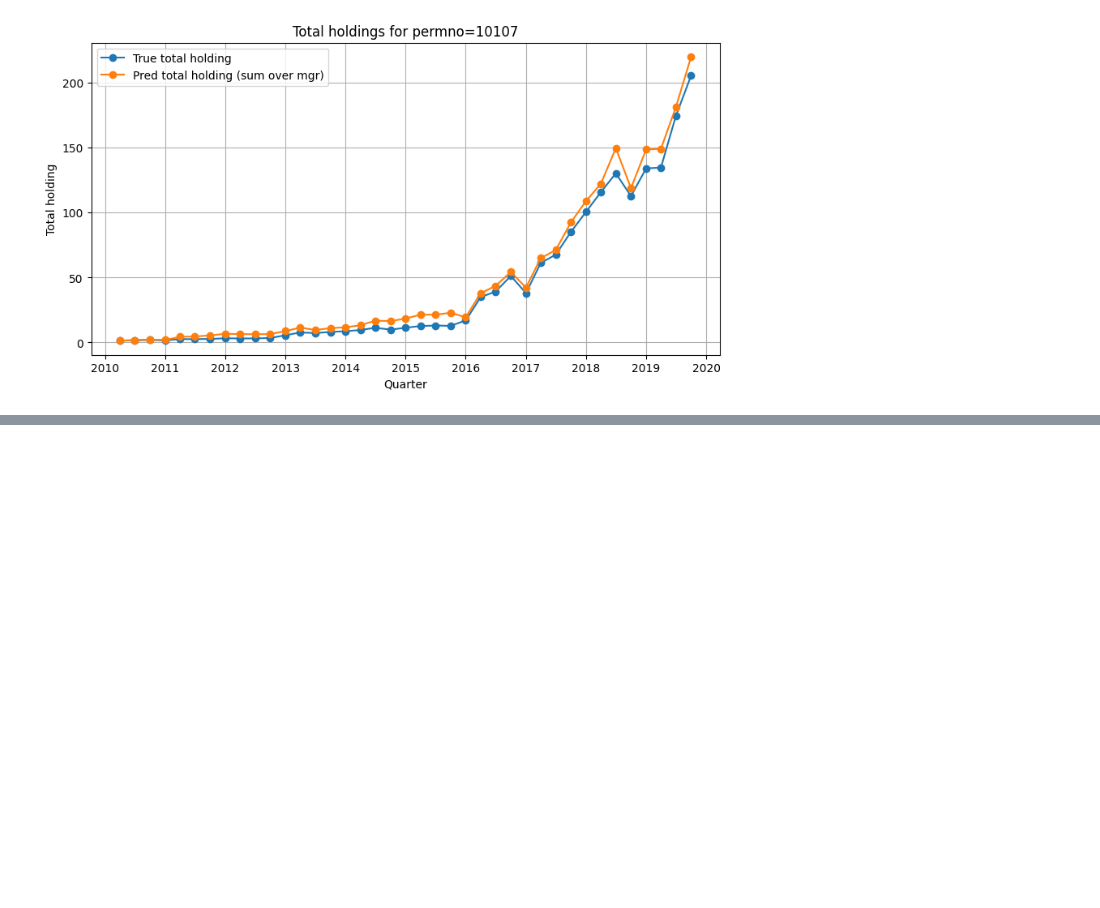
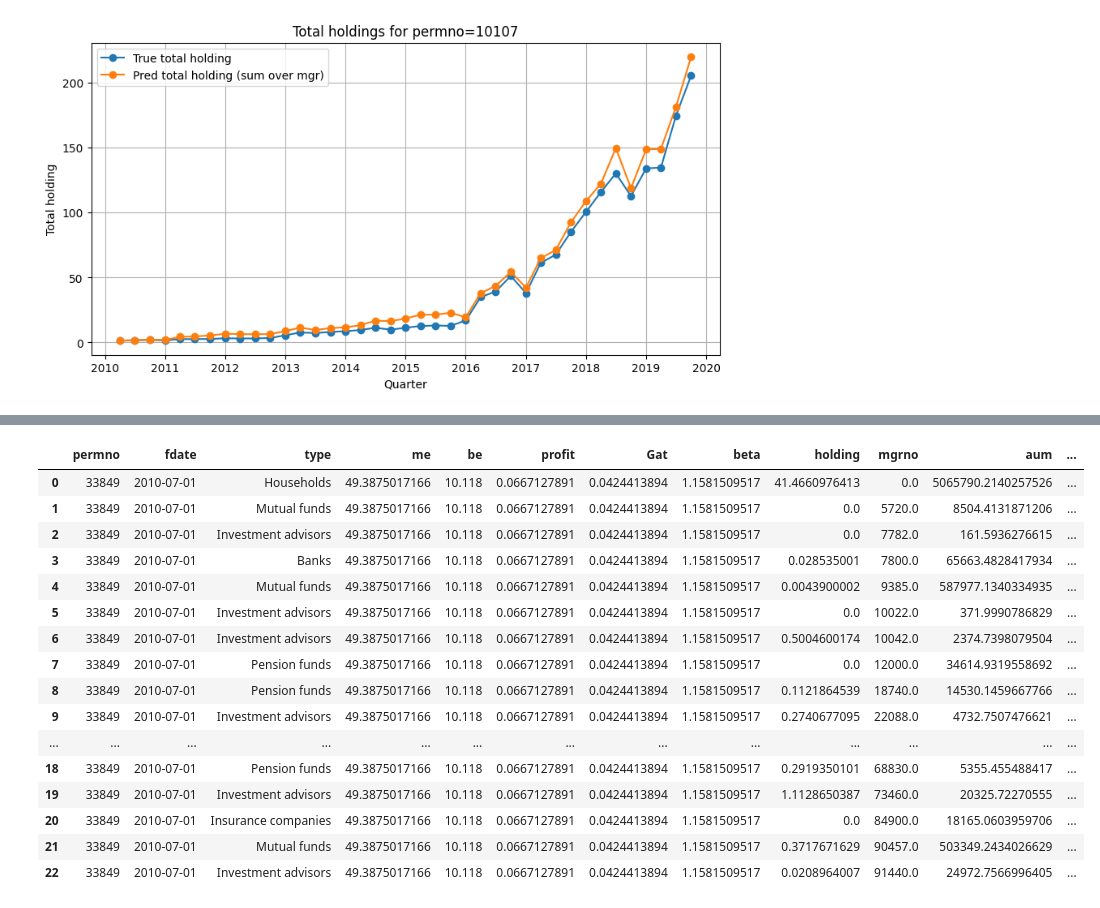
Before and after one commit to ycsama0703/dbap_test, a Jupyter notebook: multi_mgr.ipynb, the cells around one changed output, grey strips where cells are left out. Drawn from its saved outputs; the diff is of its cells as text; code cells hidden in the pictures; blank space fills up the shorter version.

```diff
--- a/multi_mgr.ipynb
+++ b/multi_mgr.ipynb
@@ -133,0 +264,7 @@ agg, all_eval_df, mgr_list = predict_stock_all_investors(
+# %%
+permno = 10107
+fdate = "2010-07-01"
+align="quarter_end"
+agg_df = get_agg_df_stream(permno, fdate, align=align)
+rows_used = agg_df[['holding','shares']].apply(pd.to_numeric, errors='coerce')\
+                                        .notna().any(axis=1).sum()
@@ -133,0 +456,22 @@ agg, all_eval_df, mgr_list = predict_stock_all_investors(
+# %%
+permno = 33849
+agg_df = get_agg_df_stream(permno, fdate, align=align)
+agg_df
+# %% [output]
+|  | permno | fdate | type | me | be | profit | Gat | beta | holding | mgrno | aum | ... |
+| 0 | 33849 | 2010-07-01 | Households | 49.3875017166 | 10.118 | 0.0667127891 | 0.0424413894 | 1.1581509517 | 41.4660976413 | 0.0 | 5065790.2140257526 | ... |
+| 1 | 33849 | 2010-07-01 | Mutual funds | 49.3875017166 | 10.118 | 0.0667127891 | 0.0424413894 | 1.1581509517 | 0.0 | 5720.0 | 8504.4131871206 | ... |
+| 2 | 33849 | 2010-07-01 | Investment advisors | 49.3875017166 | 10.118 | 0.0667127891 | 0.0424413894 | 1.1581509517 | 0.0 | 7782.0 | 161.5936276615 | ... |
+| 3 | 33849 | 2010-07-01 | Banks | 49.3875017166 | 10.118 | 0.0667127891 | 0.0424413894 | 1.1581509517 | 0.028535001 | 7800.0 | 65663.4828417934 | ... |
+| 4 | 33849 | 2010-07-01 | Mutual funds | 49.3875017166 | 10.118 | 0.0667127891 | 0.0424413894 | 1.1581509517 | 0.0043900002 | 9385.0 | 587977.1340334935 | ... |
+| 5 | 33849 | 2010-07-01 | Investment advisors | 49.3875017166 | 10.118 | 0.0667127891 | 0.0424413894 | 1.1581509517 | 0.0 | 10022.0 | 371.9990786829 | ... |
+| 6 | 33849 | 2010-07-01 | Investment advisors | 49.3875017166 | 10.118 | 0.0667127891 | 0.0424413894 | 1.1581509517 | 0.5004600174 | 10042.0 | 2374.7398079504 | ... |
+| 7 | 33849 | 2010-07-01 | Pension funds | 49.3875017166 | 10.118 | 0.0667127891 | 0.0424413894 | 1.1581509517 | 0.0 | 12000.0 | 34614.9319558692 | ... |
+| 8 | 33849 | 2010-07-01 | Pension funds | 49.3875017166 | 10.118 | 0.0667127891 | 0.0424413894 | 1.1581509517 | 0.1121864539 | 18740.0 | 14530.1459667766 | ... |
+| 9 | 33849 | 2010-07-01 | Investment advisors | 49.3875017166 | 10.118 | 0.0667127891 | 0.0424413894 | 1.1581509517 | 0.2740677095 | 22088.0 | 4732.7507476621 | ... |
+| ... | ... | ... | ... | ... | ... | ... | ... | ... | ... | ... | ... | ... |
+| 18 | 33849 | 2010-07-01 | Pension funds | 49.3875017166 | 10.118 | 0.0667127891 | 0.0424413894 | 1.1581509517 | 0.2919350101 | 68830.0 | 5355.455488417 | ... |
+| 19 | 33849 | 2010-07-01 | Investment advisors | 49.3875017166 | 10.118 | 0.0667127891 | 0.0424413894 | 1.1581509517 | 1.1128650387 | 73460.0 | 20325.72270555 | ... |
+| 20 | 33849 | 2010-07-01 | Insurance companies | 49.3875017166 | 10.118 | 0.0667127891 | 0.0424413894 | 1.1581509517 | 0.0 | 84900.0 | 18165.0603959706 | ... |
+| 21 | 33849 | 2010-07-01 | Mutual funds | 49.3875017166 | 10.118 | 0.0667127891 | 0.0424413894 | 1.1581509517 | 0.3717671629 | 90457.0 | 503349.2434026629 | ... |
+| 22 | 33849 | 2010-07-01 | Investment advisors | 49.3875017166 | 10.118 | 0.0667127891 | 0.0424413894 | 1.1581509517 | 0.0208964007 | 91440.0 | 24972.7566996405 | ... |
```
Also changed, not shown: parts of 12 cells of this notebook, 7 other files.
